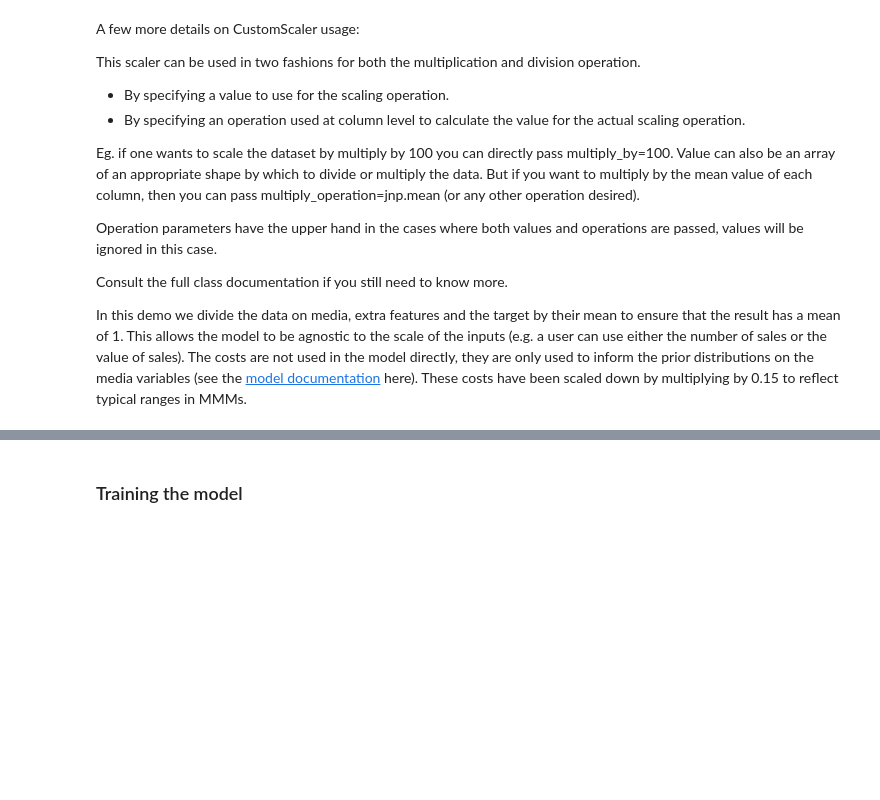
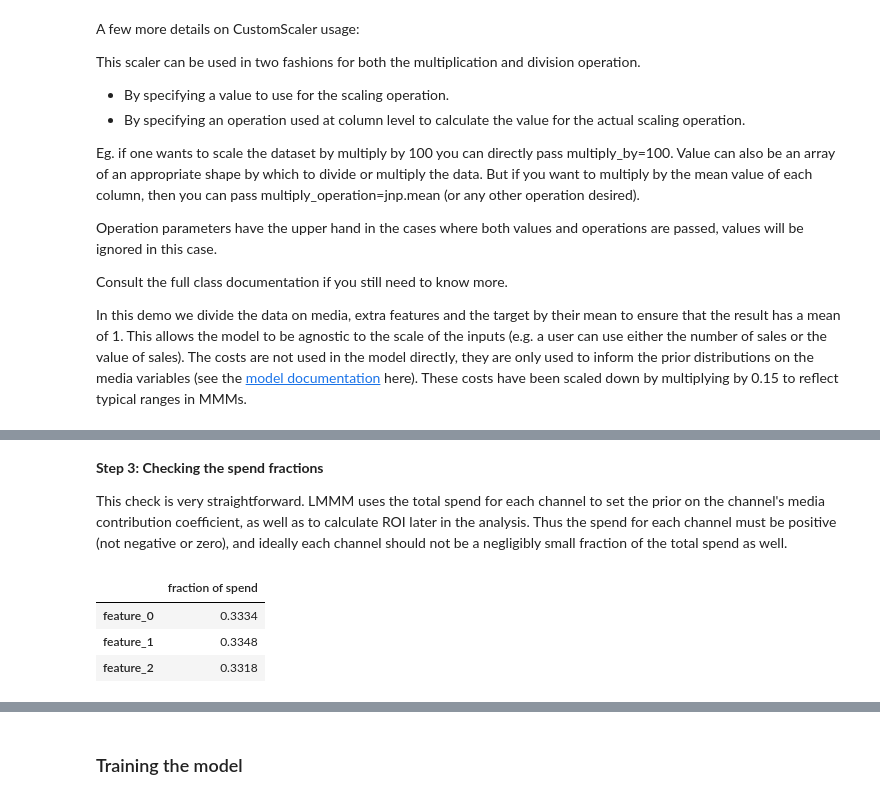
Before and after one commit to google/lightweight_mmm, a Jupyter notebook: examples/end_to_end_demo_with_multiple_geos.ipynb, the cells around one changed output, grey strips where cells are left out. Drawn from its saved outputs; the diff is of its cells as text; code cells hidden in the pictures; blank space fills up the shorter version.

```diff
--- a/examples/end_to_end_demo_with_multiple_geos.ipynb
+++ b/examples/end_to_end_demo_with_multiple_geos.ipynb
@@ -108,0 +172,22 @@ costs = cost_scaler.fit_transform(costs)
+# %% [markdown]
+**Step 3: Checking the spend fractions**
+
+This check is very straightforward. LMMM uses the total spend for each channel to set the prior on the channel's media contribution coefficient, as well as to calculate ROI later in the analysis. Thus the spend for each channel must be positive (not negative or zero), and ideally each channel should not be a negligibly small fraction of the total spend as well.
+# %%
+def highlight_low_spend_fractions(x: float,
+                                  low_spend_threshold: float=0.01) -> str:
+    if x < low_spend_threshold:
+      weight = 'bold'
+      color = 'red'
+    else:
+      weight = 'normal'
+      color = 'black'
+    style = f'font-weight: {weight}; color: {color}'
+    return style
+
+spend_fractions.style.set_precision(4).applymap(highlight_low_spend_fractions)
+# %% [output]
+|  | fraction of spend |
+| feature_0 | 0.3334 |
+| feature_1 | 0.3348 |
+| feature_2 | 0.3318 |
```
Also changed, not shown: parts of 21 cells of this notebook, 1 other file.
